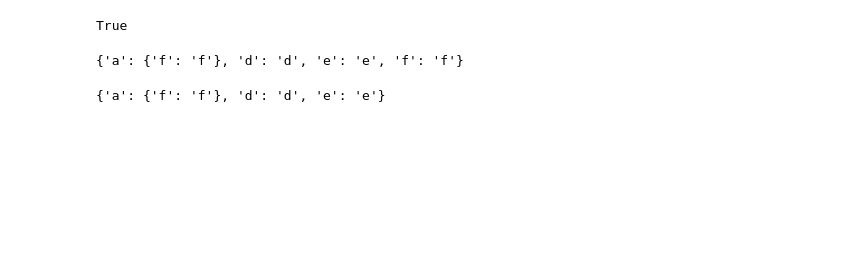
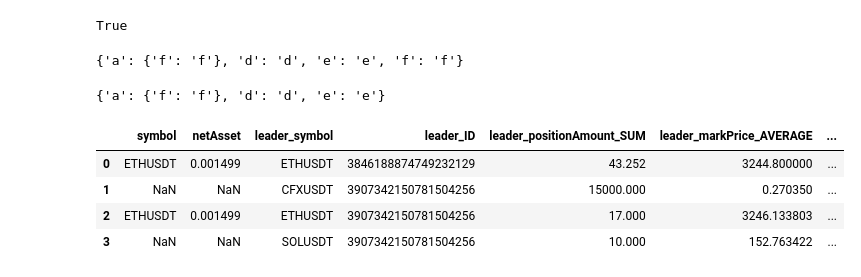
Before and after one commit to thibgl/copy, a Jupyter notebook: back/test.ipynb, the cells around one changed output. Cells and saved outputs as stored; diff of their text form; code cells hidden in the pictures; blank space fills up the shorter version.

Commit message:
starts positions diff test

```diff
--- a/back/test.ipynb
+++ b/back/test.ipynb
@@ -263,3 +287,11 @@ async def fetch_pages(leaderId, endpointType, params={}, page_number=None, resul
+# %%
+user_pool
+# %% [output]
+|  | symbol | netAsset | leader_symbol | leader_ID | leader_positionAmount_SUM | leader_markPrice_AVERAGE | ... |
+| 0 | ETHUSDT | 0.001499 | ETHUSDT | 3846188874749232129 | 43.252 | 3244.800000 | ... |
+| 1 | NaN | NaN | CFXUSDT | 3907342150781504256 | 15000.000 | 0.270350 | ... |
+| 2 | ETHUSDT | 0.001499 | ETHUSDT | 3907342150781504256 | 17.000 | 3246.133803 | ... |
+| 3 | NaN | NaN | SOLUSDT | 3907342150781504256 | 10.000 | 152.763422 | ... |
 # %%
 async def leader_details_update(leader=None, binance_id:str=None):
     if leader:
```
Also changed, not shown: parts of 34 cells of this notebook.
